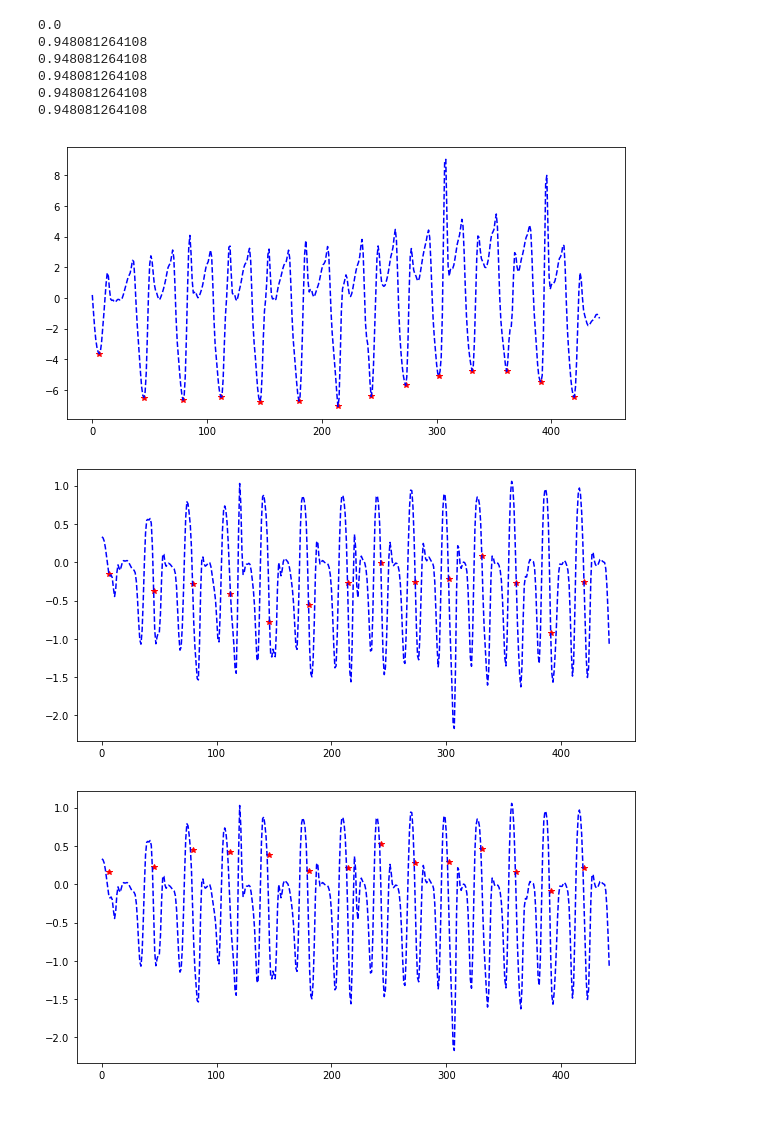
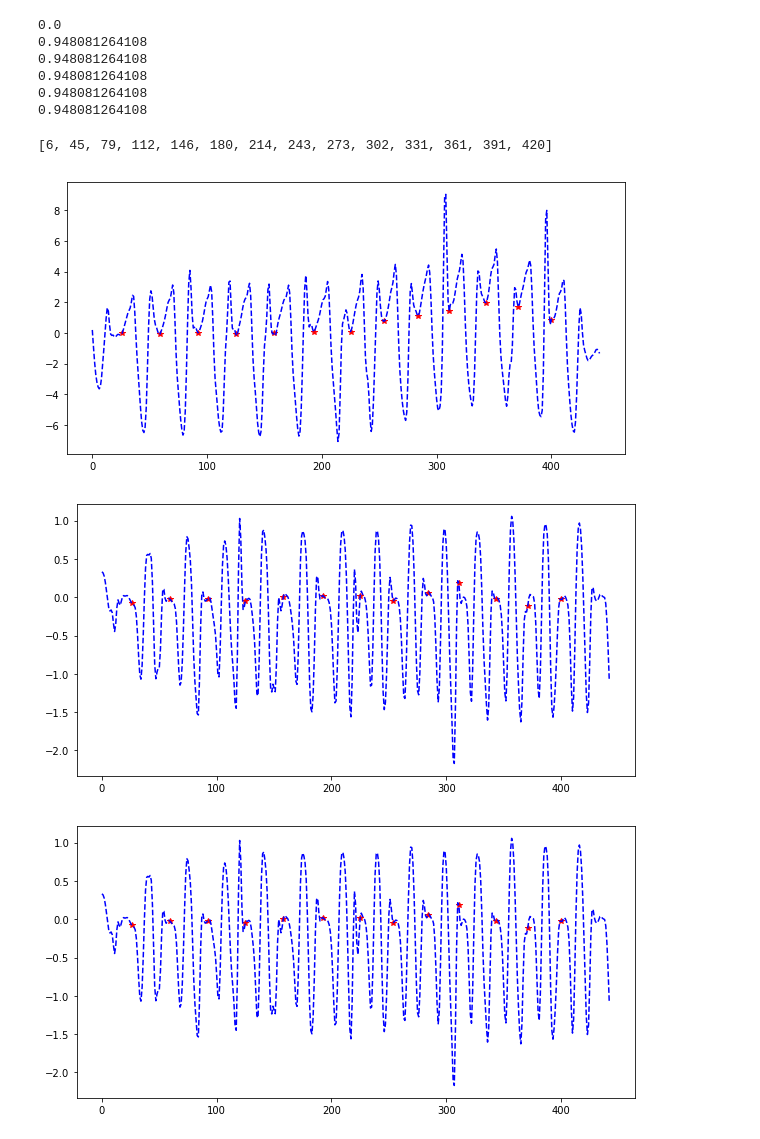
Before and after one commit to Jeoyyyy/Walking_data_analysis, a Jupyter notebook: Margaret/WalkingData.ipynb, the cells around one changed output. Saved outputs shown, nothing was run; the diff lists cells and outputs as text; code cells hidden in the pictures.

```diff
--- a/Margaret/WalkingData.ipynb
+++ b/Margaret/WalkingData.ipynb
@@ -14,8 +14,10 @@ def to_time(s):
         return int(m.group(1))*60 + int(m.group(2)) + int(m.group(3))*0.1
 # %%
 def DealWithTime(data):
-    data['time'] = data['timestamp'].apply(to_time)
-    return data.drop('timestamp',axis=1)
+#     data['time'] = data['timestamp'].apply(to_time)
+#     return data.drop('timestamp',axis=1)
+    data['time'] = pd.to_datetime(data['timestamp'])
+    return data
 # %%
 def GetData(filename):
     data = pd.read_csv(filename)
@@ -177,3 +181,27 @@ def seperateEachStep(data, step_cycle):
+# %%
+# def seperateEachStep(data, step_cycle):
+#     steps = pd.DataFrame()
+#     for i in range(0, data.shape[0], step_cycle):
+#         idx = np.argmin(data['gyroZ'].iloc[i:i+step_cycle])
+#         steps = steps.append(data.iloc[idx])
+#     return steps
+def seperateEachStep(data, step_cycle):
+    steps = pd.DataFrame()
+    idx_list = []
+    for i in range(0, data.shape[0], step_cycle):
+        idx = np.argmin(data['gyroZ'].iloc[i:i+step_cycle])
+        idx_list.append(idx)
+#         steps = steps.append(data.iloc[idx])
+    print(idx_list)
+    for i in range(0, len(idx_list)-1):
+        prev = idx_list[i]
+        nxt = idx_list[i+1]
+        interval = nxt - prev
+        floor1 = int(prev + interval /3)
+        floor2 = int(nxt - interval /3)
+        idx = np.argmin(np.abs(data['gyroZ'].iloc[floor1:floor2]))
+        steps = steps.append(data.iloc[idx])
+    return steps
 # %%
 steps = seperateEachStep(left, step_cycle)
 plt.figure(figsize=(10,5))
@@ -183,12 +211,13 @@ plt.figure(figsize=(10,5))
 plt.plot(steps['accY'],'r*',left['accY'], 'b--')
 plt.show()
 # %% [output]
+[6, 45, 79, 112, 146, 180, 214, 243, 273, 302, 331, 361, 391, 420]
-[figure, old version]
+[figure, new version]
-[figure, old version]
+[figure, new version]
 # %%
 plt.figure(figsize=(10,5))
-plt.plot(steps['accX'],'r*',left['accY'], 'b--')
+plt.plot(steps['accY'],'r*',left['accY'], 'b--')
 plt.show()
 # %% [output]
-[figure, old version]
+[figure, new version]
 # %%
```
Also changed, not shown: parts of 14 cells of this notebook.
